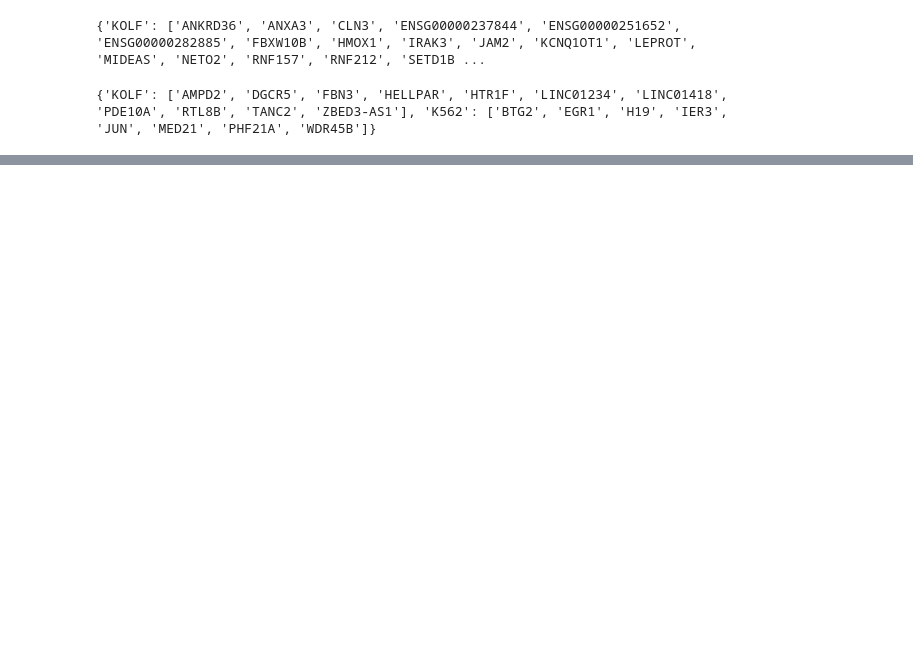
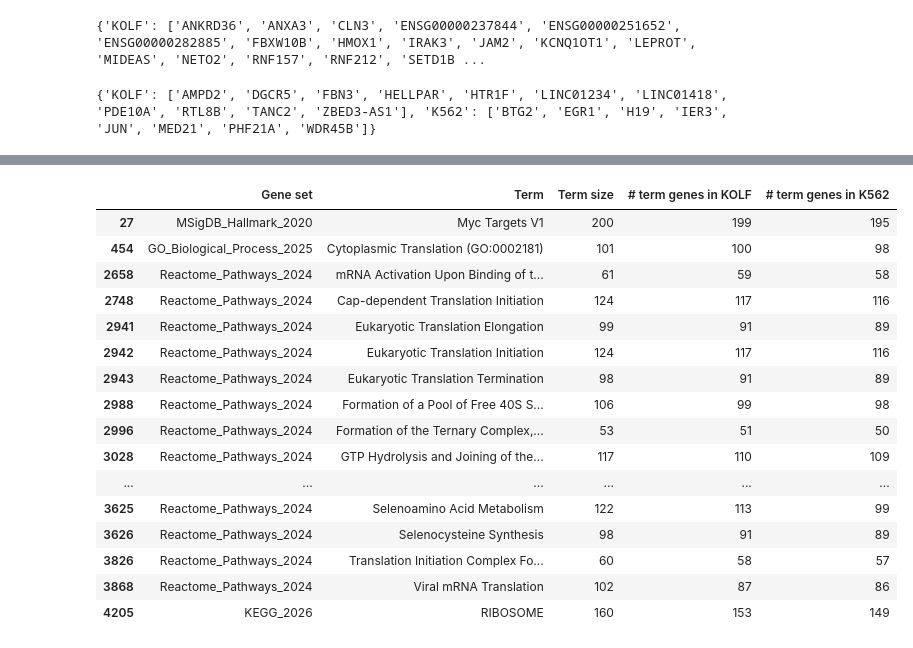
Before and after one commit to subramaniam-lab-ucsd/tf-project, a Jupyter notebook: tf_project_kolf_k562_comparison.ipynb, the cells around one changed output, grey strips where cells are left out. Saved outputs shown, nothing was run; the diff lists cells and outputs as text; code cells hidden in the pictures; blank space fills up the shorter version.

```diff
--- a/tf_project_kolf_k562_comparison.ipynb
+++ b/tf_project_kolf_k562_comparison.ipynb
@@ -55,3 +55,11 @@ de_results_kolf = [de_results_kolf_1, de_results_kolf_2, de_results_kolf_3]
+# %%
+filepath1 = "/home/ranwyl/results_tf_project/KOLF_DE_results_KD_shrunk_seed42_5-14-26_renamed.pkl"
+de_results_kolf_1 = pd.read_pickle(filepath1)
+filepath2 = "/home/ranwyl/results_tf_project/KOLF_DE_results_KD_shrunk_seed12_5-14-26_renamed.pkl"
+de_results_kolf_2 = pd.read_pickle(filepath2)
+filepath3 = "/home/ranwyl/results_tf_project/KOLF_DE_results_KD_shrunk_seed123_5-14-26_renamed.pkl"
+de_results_kolf_3 = pd.read_pickle(filepath3)
+de_results_kolf = [de_results_kolf_1, de_results_kolf_2, de_results_kolf_3]
 # %%
 filepath = "/home/ranwyl/data_tf_project/K562_QC_NTC_norm_KDefficiency_Etest_gRNA_filtered.h5ad"
 adata_k562 = psp.utils.read_anndata(filepath)
@@ -1076,0 +706,11 @@ print(set(k562_shared_strong_reactome_res_enriched["TF KD"].values))
+# %%
+gene_set_params = \
+     {"MSigDB_Hallmark_2020": {"min_size": 15, "max_size": 200},
+      "GO_Biological_Process_2025": {"min_size": 15, "max_size": 200},
+      "Reactome_Pathways_2024": {"min_size": 15, "max_size": 200},
+      "KEGG_2026": {"min_size": 15, "max_size": 200},
+      "ENCODE_and_ChEA_Consensus_TFs_from_ChIP-X": {"min_size": 15, "max_size": 5000},}
+term_genes_kolf_k562 = \
+    count_gsea_term_genes_per_dataset(de_results_kolf, de_results_k562,
+                                      "KOLF", "K562", gene_sets_sizes=gene_set_params,
+                                      validate_DGE_results=False)
@@ -1076,0 +742,5 @@ print(set(k562_shared_strong_reactome_res_enriched["TF KD"].values))
+# %%
+filepath = "/home/ranwyl/output_files_tf_project/KOLF_GSEA_enriched_6-22-26.csv"
+kolf_gsea_enriched = pd.read_csv(filepath, index_col=0, header=0)
+filepath = "/home/ranwyl/output_files_tf_project/K562_GSEA_enriched_6-22-26.csv"
+k562_gsea_enriched = pd.read_csv(filepath, index_col=0, header=0)
@@ -1076,0 +790,5 @@ print(set(k562_shared_strong_reactome_res_enriched["TF KD"].values))
+# %%
+kolf_kd_common_gsea_terms = build_shared_gsea_terms_df(kolf_gsea_enriched, kd_col="TF KD")
+kolf_top_common_terms = kolf_kd_common_gsea_terms.head(25)["Term"].values
+k562_kd_common_gsea_terms = build_shared_gsea_terms_df(k562_gsea_enriched, kd_col="TF KD")
+k562_top_common_terms = k562_kd_common_gsea_terms.head(25)["Term"].values
@@ -1076,0 +837,20 @@ print(set(k562_shared_strong_reactome_res_enriched["TF KD"].values))
+# %%
+term_genes_kolf_k562[term_genes_kolf_k562["Term"].isin(kolf_top_common_terms)]
+# %% [output]
+|  | Gene set | Term | Term size | # term genes in KOLF | # term genes in K562 |
+| 27 | MSigDB_Hallmark_2020 | Myc Targets V1 | 200 | 199 | 195 |
+| 454 | GO_Biological_Process_2025 | Cytoplasmic Translation (GO:0002181) | 101 | 100 | 98 |
+| 2658 | Reactome_Pathways_2024 | mRNA Activation Upon Binding of t... | 61 | 59 | 58 |
+| 2748 | Reactome_Pathways_2024 | Cap-dependent Translation Initiation | 124 | 117 | 116 |
+| 2941 | Reactome_Pathways_2024 | Eukaryotic Translation Elongation | 99 | 91 | 89 |
+| 2942 | Reactome_Pathways_2024 | Eukaryotic Translation Initiation | 124 | 117 | 116 |
+| 2943 | Reactome_Pathways_2024 | Eukaryotic Translation Termination | 98 | 91 | 89 |
+| 2988 | Reactome_Pathways_2024 | Formation of a Pool of Free 40S S... | 106 | 99 | 98 |
+| 2996 | Reactome_Pathways_2024 | Formation of the Ternary Complex,... | 53 | 51 | 50 |
+| 3028 | Reactome_Pathways_2024 | GTP Hydrolysis and Joining of the... | 117 | 110 | 109 |
+| ... | ... | ... | ... | ... | ... |
+| 3625 | Reactome_Pathways_2024 | Selenoamino Acid Metabolism | 122 | 113 | 99 |
+| 3626 | Reactome_Pathways_2024 | Selenocysteine Synthesis | 98 | 91 | 89 |
+| 3826 | Reactome_Pathways_2024 | Translation Initiation Complex Fo... | 60 | 58 | 57 |
+| 3868 | Reactome_Pathways_2024 | Viral mRNA Translation | 102 | 87 | 86 |
+| 4205 | KEGG_2026 | RIBOSOME | 160 | 153 | 149 |
```
Also changed, not shown: parts of 70 cells of this notebook, 10 other files.
